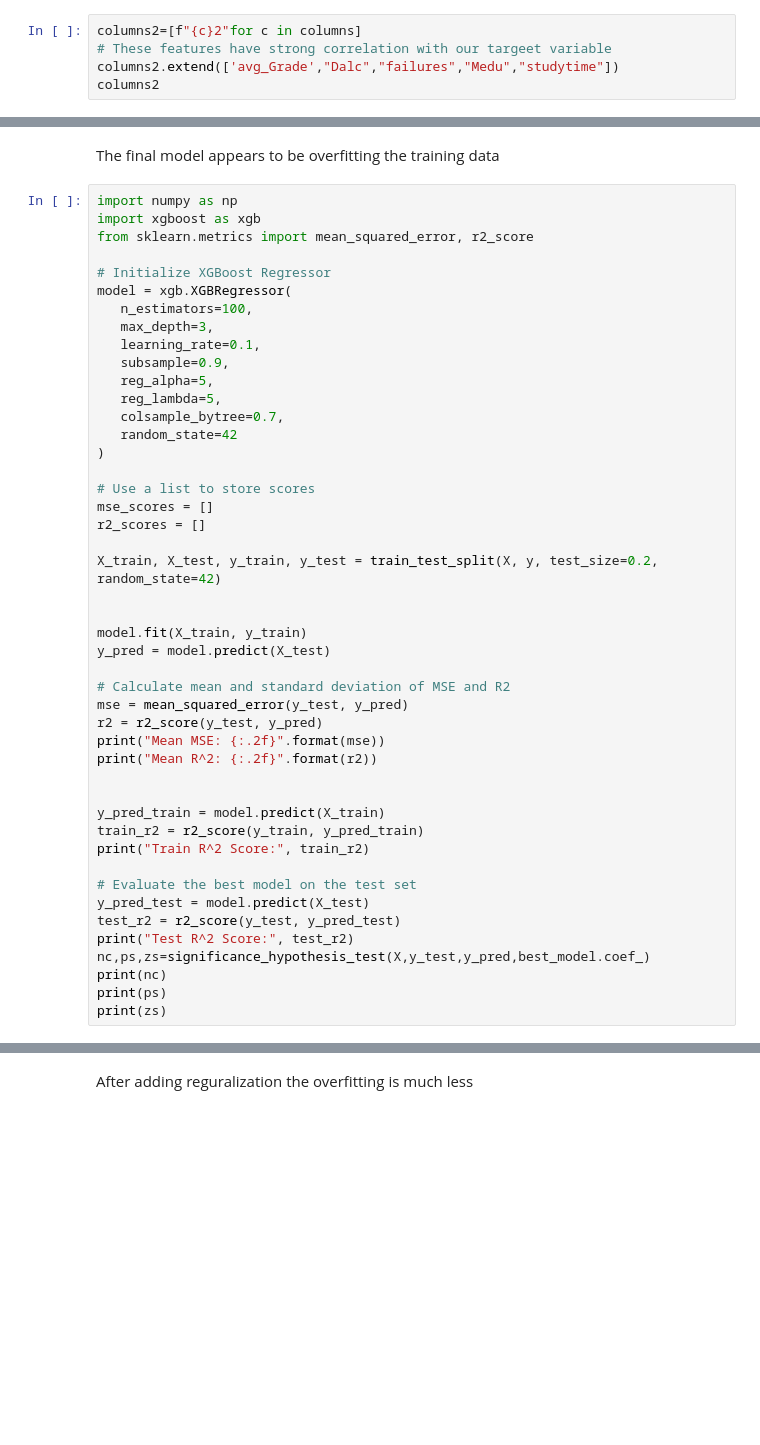
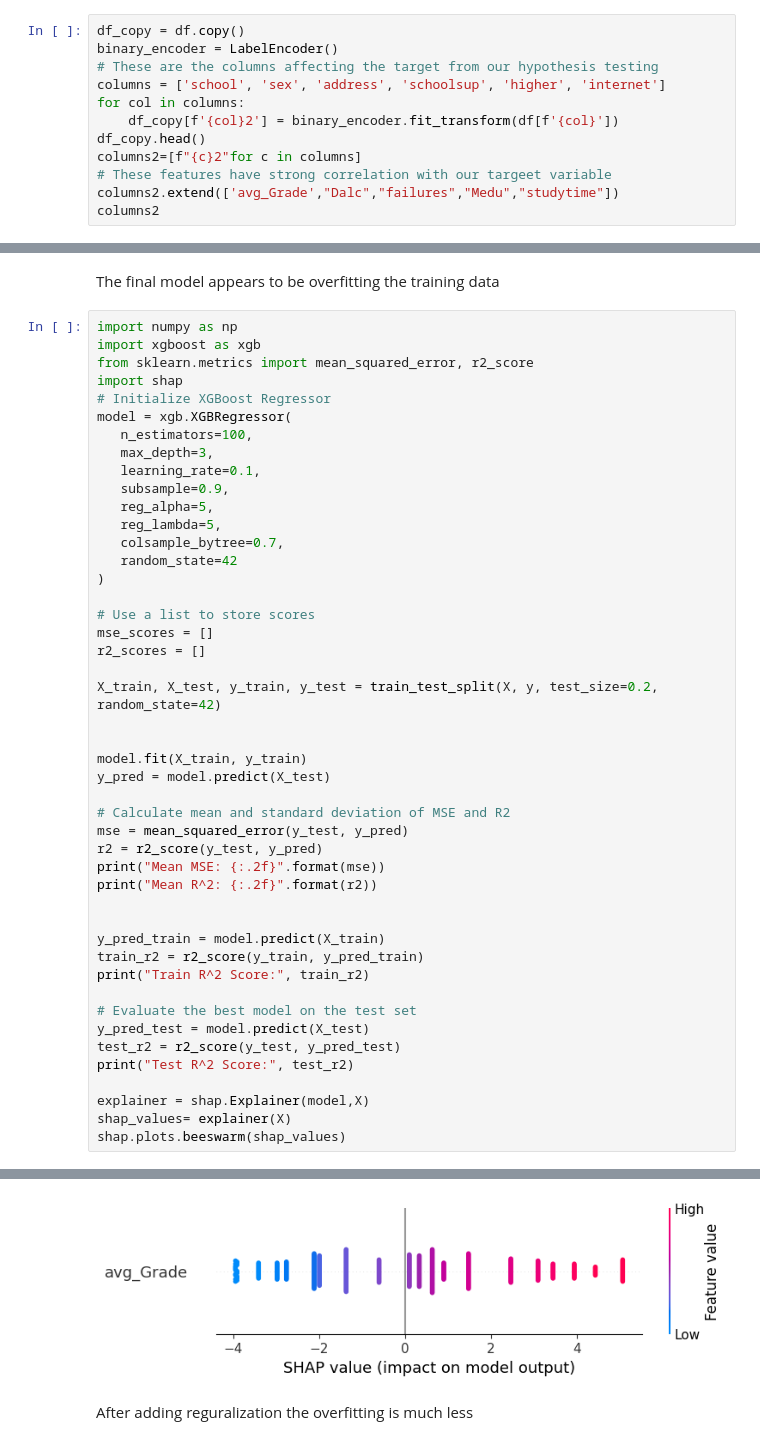
Before and after one commit to mohammed-alaa40123/Exploring-Factors-Influencing-Student-Success, a Jupyter notebook: regression.ipynb, the cells around one changed output, grey strips where cells are left out. Cells and saved outputs as stored; diff of their text form; blank space fills up the shorter version.

```diff
--- a/regression.ipynb
+++ b/regression.ipynb
@@ -264,4 +273,11 @@ df_copy.head()
 # %%
+df_copy = df.copy()
+binary_encoder = LabelEncoder()
+# These are the columns affecting the target from our hypothesis testing
+columns = ['school', 'sex', 'address', 'schoolsup', 'higher', 'internet']
+for col in columns:
+    df_copy[f'{col}2'] = binary_encoder.fit_transform(df[f'{col}'])
+df_copy.head()
 columns2=[f"{c}2"for c in columns]
 # These features have strong correlation with our targeet variable
 columns2.extend(['avg_Grade',"Dalc","failures","Medu","studytime"])
@@ -497,7 +487,7 @@ The final model appears to be overfitting the training data
 import numpy as np
 import xgboost as xgb
 from sklearn.metrics import mean_squared_error, r2_score
-
+import shap
 # Initialize XGBoost Regressor
 model = xgb.XGBRegressor(
    n_estimators=100,
@@ -535,8 +525,8 @@ print("Train R^2 Score:", train_r2)
 y_pred_test = model.predict(X_test)
 test_r2 = r2_score(y_test, y_pred_test)
 print("Test R^2 Score:", test_r2)
-nc,ps,zs=significance_hypothesis_test(X,y_test,y_pred,best_model.coef_)
-print(nc)
-print(ps)
-print(zs)
+
+explainer = shap.Explainer(model,X)
+shap_values= explainer(X)
+shap.plots.beeswarm(shap_values)
 # %% [output]
@@ -550,2 +537,3 @@ Test R^2 Score: 0.8797864074754093
+[figure, added]
 # %% [markdown]
 After  adding reguralization the overfitting is much less
```
Also changed, not shown: parts of 19 cells of this notebook, 2 other files.
